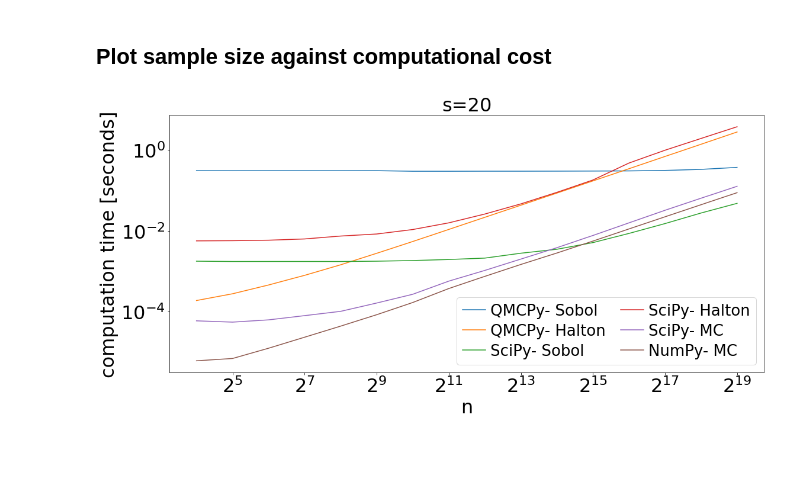
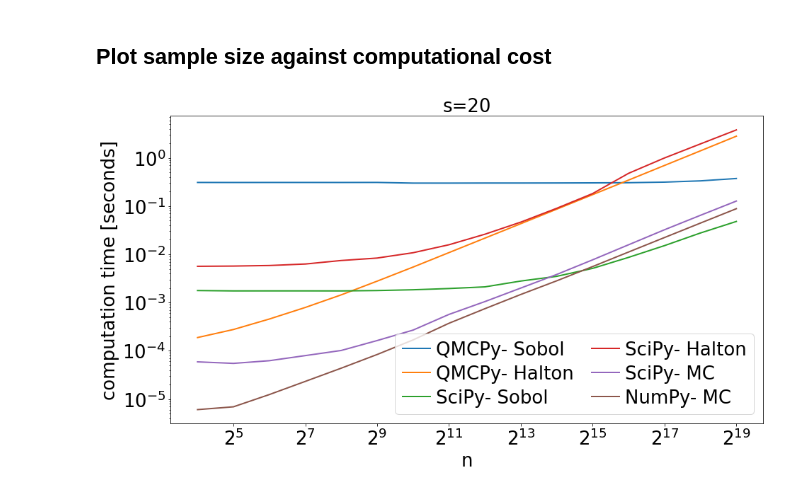
Before and after one commit to johannnamr/Discrepancy-based-inference-using-QMC, a Jupyter notebook: Visualisations/MC_vs_QMC_times.ipynb, the cells around one changed output. Drawn from its saved outputs; the diff is of its cells as text; code cells hidden in the pictures; blank space fills up the shorter version.

```diff
--- a/Visualisations/MC_vs_QMC_times.ipynb
+++ b/Visualisations/MC_vs_QMC_times.ipynb
@@ -178,7 +160,7 @@ if runall==False:
   times_scipy_mc_s20 = times_scipy_mc_s20['times']
 # %%
 SMALL_SIZE = 26
-MEDIUM_SIZE = 32
+MEDIUM_SIZE = 26
 BIGGER_SIZE = 32
 
 plt.rc('font', size=MEDIUM_SIZE)          # controls default text sizes
@@ -190,23 +172,23 @@ plt.rc('legend', fontsize=SMALL_SIZE)    # legend fontsize
 plt.rc('figure', titlesize=BIGGER_SIZE)   # fontsize of the figure title
 # %%
 if runall==False:
-  plt.figure(figsize=(18,8))
+  plt.figure(figsize=(15,8))
   cmap = plt.get_cmap("tab10")
 
-  plt.plot(n, np.mean(times_qmcpy_sobol_s20,axis=1), label="QMCPy- Sobol", color=cmap(0))
-  plt.plot(n, np.mean(times_qmcpy_halton_s20,axis=1), label="QMCPy- Halton", color=cmap(1))
-  plt.plot(n, np.mean(times_scipy_sobol_s20,axis=1), label="SciPy- Sobol", color=cmap(2))
-  plt.plot(n, np.mean(times_scipy_halton_s20,axis=1), label="SciPy- Halton", color=cmap(3))
-  plt.plot(n, np.mean(times_scipy_mc_s20,axis=1), label="SciPy- MC", color=cmap(4))
-  plt.plot(n, np.mean(times_numpy_mc_s20,axis=1), label="NumPy- MC", color=cmap(5))
+  plt.plot(n, np.mean(times_qmcpy_sobol_s20,axis=1), label="QMCPy- Sobol", color=cmap(0), linewidth=2)
+  plt.plot(n, np.mean(times_qmcpy_halton_s20,axis=1), label="QMCPy- Halton", color=cmap(1), linewidth=2)
+  plt.plot(n, np.mean(times_scipy_sobol_s20,axis=1), label="SciPy- Sobol", color=cmap(2), linewidth=2)
+  plt.plot(n, np.mean(times_scipy_halton_s20,axis=1), label="SciPy- Halton", color=cmap(3), linewidth=2)
+  plt.plot(n, np.mean(times_scipy_mc_s20,axis=1), label="SciPy- MC", color=cmap(4), linewidth=2)
+  plt.plot(n, np.mean(times_numpy_mc_s20,axis=1), label="NumPy- MC", color=cmap(5), linewidth=2)
   plt.title('s='+str(s))
   plt.xscale('log', basex=2)
   plt.xlabel('n')
   plt.yscale('log', basey=10)
   plt.ylabel('computation time [seconds]')
   plt.legend(loc='lower right', ncol=2,handlelength=1.5,labelspacing=0.3,handletextpad=0.3,columnspacing=1)
 
   plt.savefig('mc_vs_qmc_time_s20.png',bbox_inches = 'tight', pad_inches = .1)
   plt.show()
 # %% [output]
-[figure, old version]
+[figure, new version]
```
Also changed, not shown: parts of 1 cell of this notebook.
